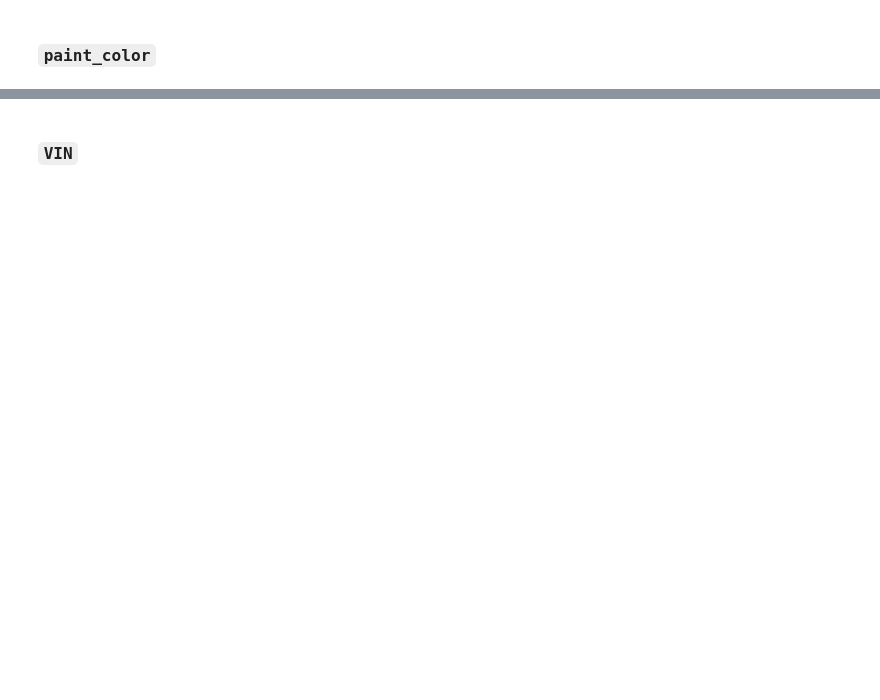
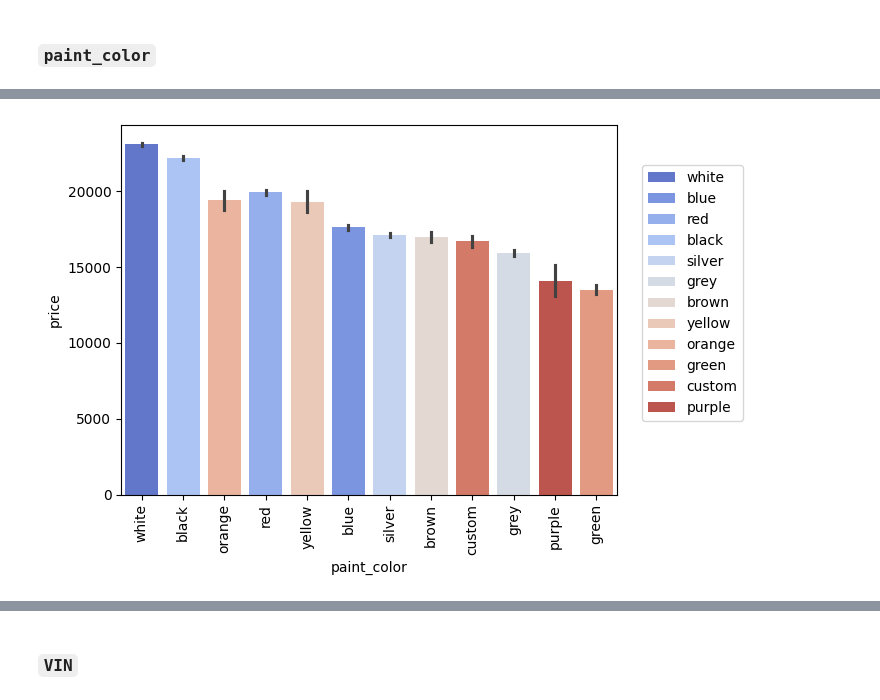
Before and after one commit to MoyMarMois/Carset, a Jupyter notebook: carset.ipynb, the cells around one changed output, grey strips where cells are left out. Saved outputs shown, nothing was run; the diff lists cells and outputs as text; code cells hidden in the pictures; blank space fills up the shorter version.

```diff
--- a/carset.ipynb
+++ b/carset.ipynb
@@ -408,0 +442,9 @@ After:0
+# %%
+mean_price_color = df.groupby("paint_color")["price"].median().sort_values(ascending=False).index
+
+sns.barplot(data=df, x="paint_color", y="price", order=mean_price_color, hue="paint_color", palette="coolwarm")
+plt.xticks(rotation=90)
+plt.legend(loc=(1.05, 0.2))
+plt.show()
+# %% [output]
+[figure, added]
```
Also changed, not shown: parts of 72 cells of this notebook.
